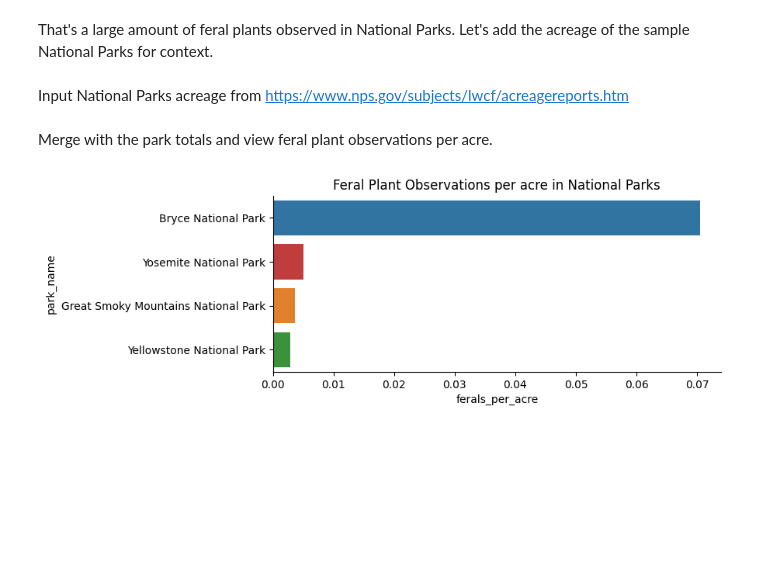
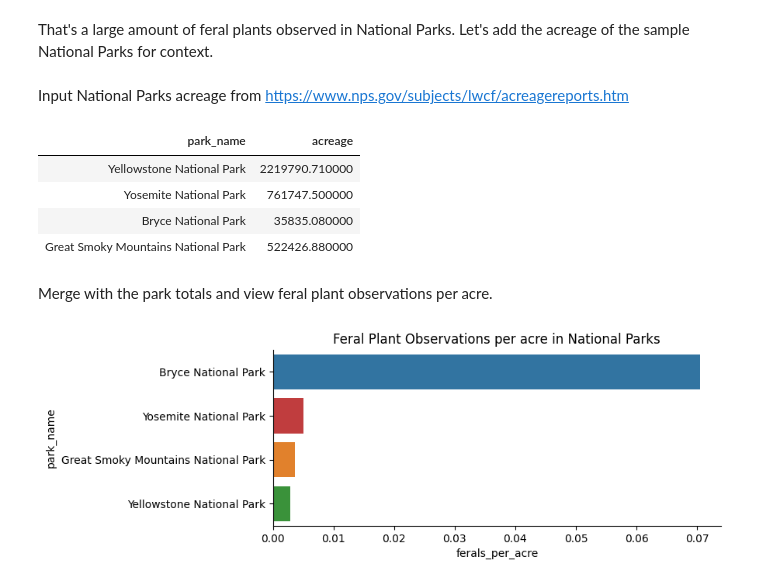
Before and after one commit to Faustian-Herne/NPS_Endangered_Species_Portfolio_Project, a Jupyter notebook: biodiversity.ipynb, the cells around one changed output. Saved outputs shown, nothing was run; the diff lists cells and outputs as text; code cells hidden in the pictures; blank space fills up the shorter version.

```diff
--- a/biodiversity.ipynb
+++ b/biodiversity.ipynb
@@ -193,6 +198,14 @@ npa_dict = {'park_name':['Yellowstone National Park','Yosemite National Park','B
            , 'acreage':[2219790.71,761747.50,35835.08,522426.88]
            }
 npa = pd.DataFrame.from_dict(npa_dict)
+# %%
+npa.style.hide(axis="index")
+# %% [output]
+| park_name | acreage |
+| Yellowstone National Park | 2219790.710000 |
+| Yosemite National Park | 761747.500000 |
+| Bryce National Park | 35835.080000 |
+| Great Smoky Mountains National Park | 522426.880000 |
 # %% [markdown]
 Merge with the park totals and view feral plant observations per acre.
 # %%
```
Also changed, not shown: parts of 2 cells of this notebook.
